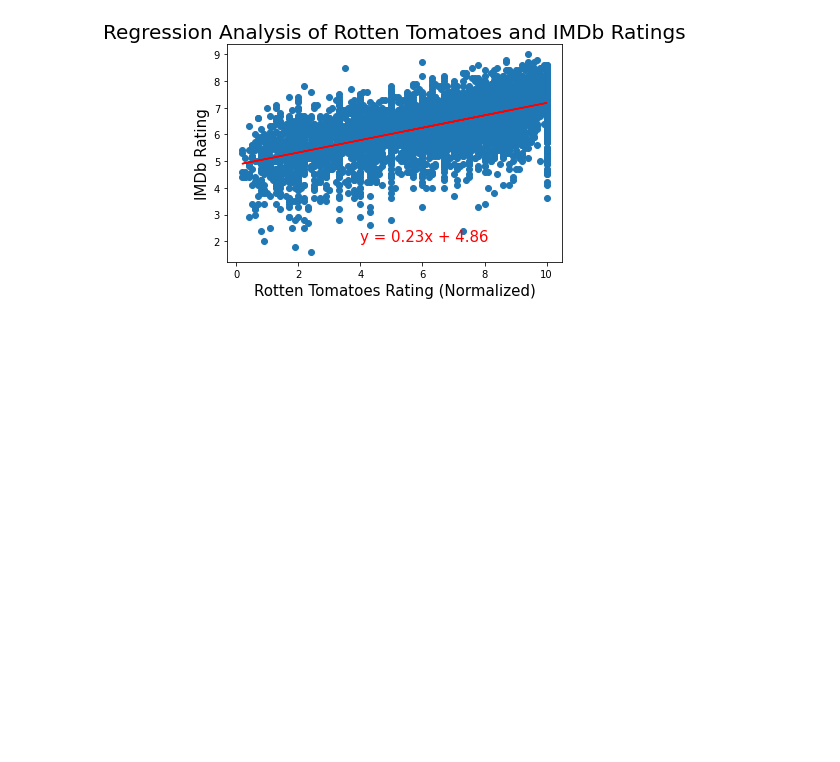
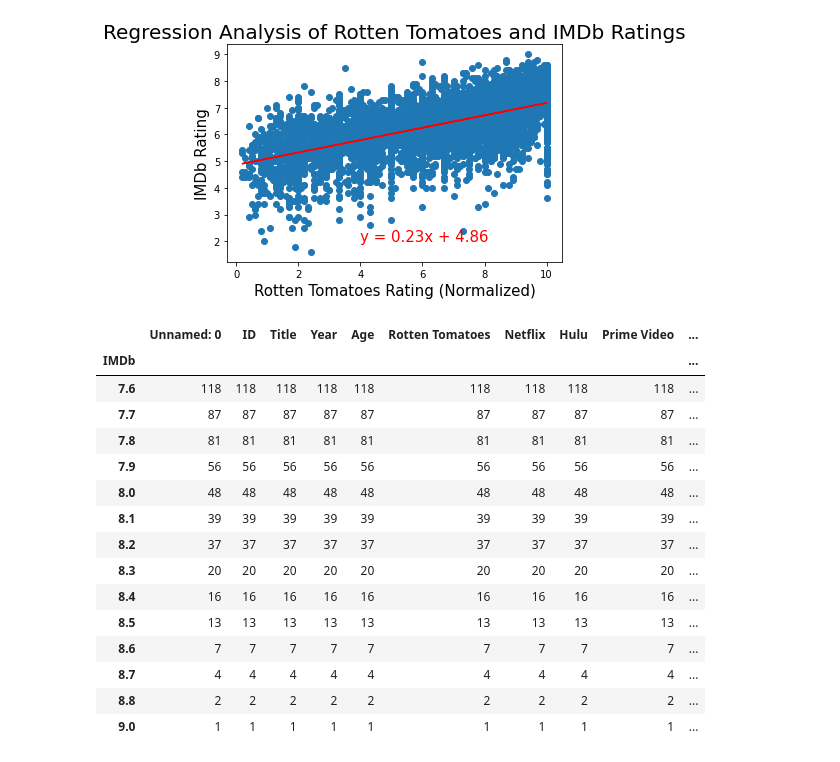
Before and after one commit to Dan-Freda/Project1-3, a Jupyter notebook: netflix.ipynb, the cells around one changed output. Saved outputs shown, nothing was run; the diff lists cells and outputs as text; code cells hidden in the pictures; blank space fills up the shorter version.

```diff
--- a/netflix.ipynb
+++ b/netflix.ipynb
@@ -428,3 +430,26 @@ plt.show()
 # %% [output]
 r value 0.6163204883344219
 [figure]
+# %%
+imdb_df = pd.DataFrame()
+imdb_df = netflix_mo_df.loc[(netflix_mo_df["IMDb"] !="Not Listed") & (netflix_mo_df["Rotten Tomatoes"] !="Not Listed")]
+pd.to_numeric(imdb_df.IMDb)
+imdb_high_rate_df= imdb_df.loc[imdb_df["IMDb"] > 7.5]
+imdb_high_rate_df.groupby("IMDb").count()
+# %% [output]
+|  | Unnamed: 0 | ID | Title | Year | Age | Rotten Tomatoes | Netflix | Hulu | Prime Video | ... |
+| IMDb |  |  |  |  |  |  |  |  |  | ... |
+| 7.6 | 118 | 118 | 118 | 118 | 118 | 118 | 118 | 118 | 118 | ... |
+| 7.7 | 87 | 87 | 87 | 87 | 87 | 87 | 87 | 87 | 87 | ... |
+| 7.8 | 81 | 81 | 81 | 81 | 81 | 81 | 81 | 81 | 81 | ... |
+| 7.9 | 56 | 56 | 56 | 56 | 56 | 56 | 56 | 56 | 56 | ... |
+| 8.0 | 48 | 48 | 48 | 48 | 48 | 48 | 48 | 48 | 48 | ... |
+| 8.1 | 39 | 39 | 39 | 39 | 39 | 39 | 39 | 39 | 39 | ... |
+| 8.2 | 37 | 37 | 37 | 37 | 37 | 37 | 37 | 37 | 37 | ... |
+| 8.3 | 20 | 20 | 20 | 20 | 20 | 20 | 20 | 20 | 20 | ... |
+| 8.4 | 16 | 16 | 16 | 16 | 16 | 16 | 16 | 16 | 16 | ... |
+| 8.5 | 13 | 13 | 13 | 13 | 13 | 13 | 13 | 13 | 13 | ... |
+| 8.6 | 7 | 7 | 7 | 7 | 7 | 7 | 7 | 7 | 7 | ... |
+| 8.7 | 4 | 4 | 4 | 4 | 4 | 4 | 4 | 4 | 4 | ... |
+| 8.8 | 2 | 2 | 2 | 2 | 2 | 2 | 2 | 2 | 2 | ... |
+| 9.0 | 1 | 1 | 1 | 1 | 1 | 1 | 1 | 1 | 1 | ... |
```
Also changed, not shown: parts of 6 cells of this notebook.
